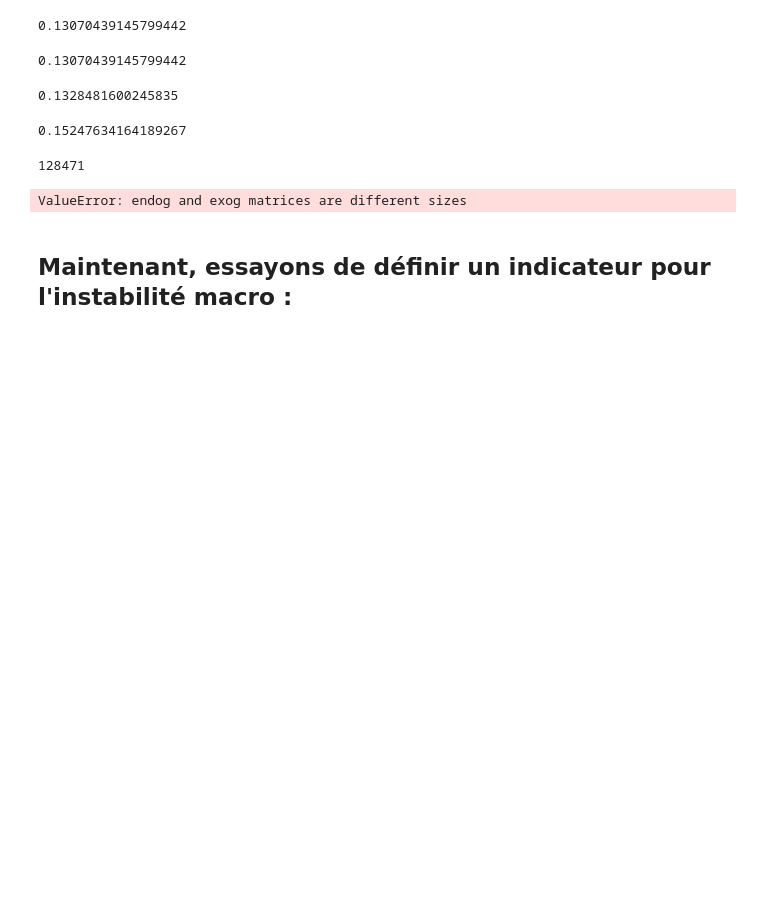
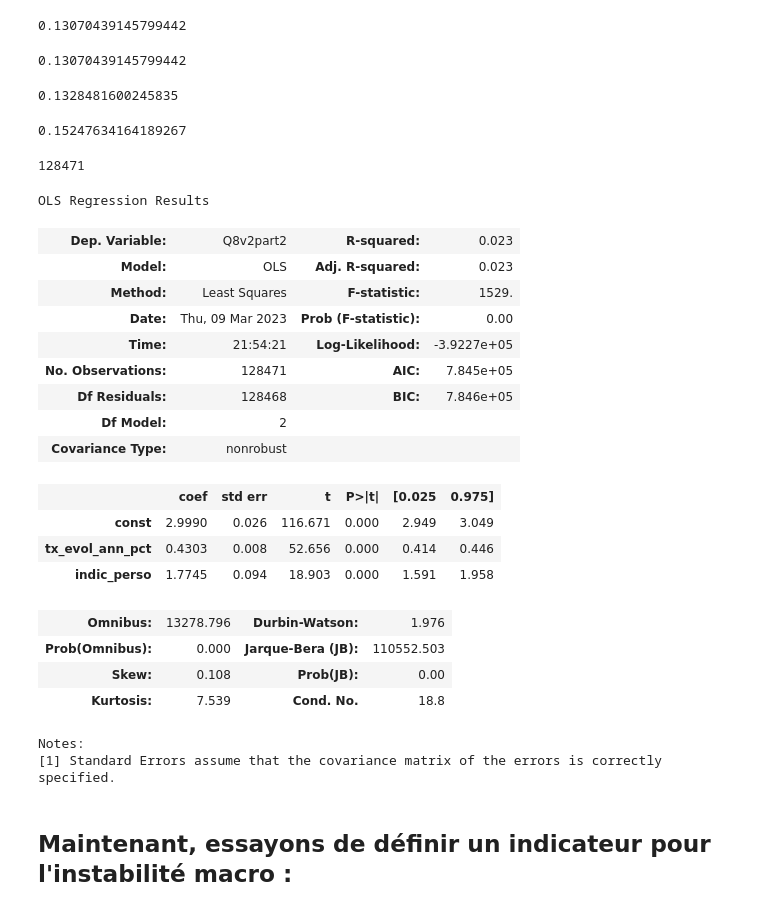
Before and after one commit to Jeremstar/-a-va-pr-dire-l-inflation-s-v-re, a Jupyter notebook: Régressions.ipynb, the cells around one changed output. Cells and saved outputs as stored; diff of their text form; code cells hidden in the pictures; blank space fills up the shorter version.

```diff
--- a/Régressions.ipynb
+++ b/Régressions.ipynb
@@ -245,13 +245,32 @@ len(BF['Q8v2part2'])
 128471
 # %%
 Y = BF['Q8v2part2'].astype('float')
-X = [BF.fillna(0)['tx_evol_ann_pct'],BF['indic_perso']]
+X = BF.fillna(0)[['tx_evol_ann_pct','indic_perso']]
 X = sm.add_constant(X)
 model = sm.OLS(Y,X)
 results = model.fit()
 su = results.summary()
 su
 # %% [output]
-ValueError: endog and exog matrices are different sizes
+OLS Regression Results
+| Dep. Variable: | Q8v2part2 | R-squared: | 0.023 |
+| Model: | OLS | Adj. R-squared: | 0.023 |
+| Method: | Least Squares | F-statistic: | 1529. |
+| Date: | Thu, 09 Mar 2023 | Prob (F-statistic): | 0.00 |
+| Time: | 21:54:21 | Log-Likelihood: | -3.9227e+05 |
+| No. Observations: | 128471 | AIC: | 7.845e+05 |
+| Df Residuals: | 128468 | BIC: | 7.846e+05 |
+| Df Model: | 2 |  |  |
+| Covariance Type: | nonrobust |  |  |
+|  | coef | std err | t | P>|t| | [0.025 | 0.975] |
+| const | 2.9990 | 0.026 | 116.671 | 0.000 | 2.949 | 3.049 |
+| tx_evol_ann_pct | 0.4303 | 0.008 | 52.656 | 0.000 | 0.414 | 0.446 |
+| indic_perso | 1.7745 | 0.094 | 18.903 | 0.000 | 1.591 | 1.958 |
+| Omnibus: | 13278.796 | Durbin-Watson: | 1.976 |
+| Prob(Omnibus): | 0.000 | Jarque-Bera (JB): | 110552.503 |
+| Skew: | 0.108 | Prob(JB): | 0.00 |
+| Kurtosis: | 7.539 | Cond. No. | 18.8 |
+Notes:
+[1] Standard Errors assume that the covariance matrix of the errors is correctly specified.
 # %% [markdown]
 ## Maintenant, essayons de définir un indicateur pour l'instabilité macro :
```
Also changed, not shown: parts of 9 cells of this notebook.
